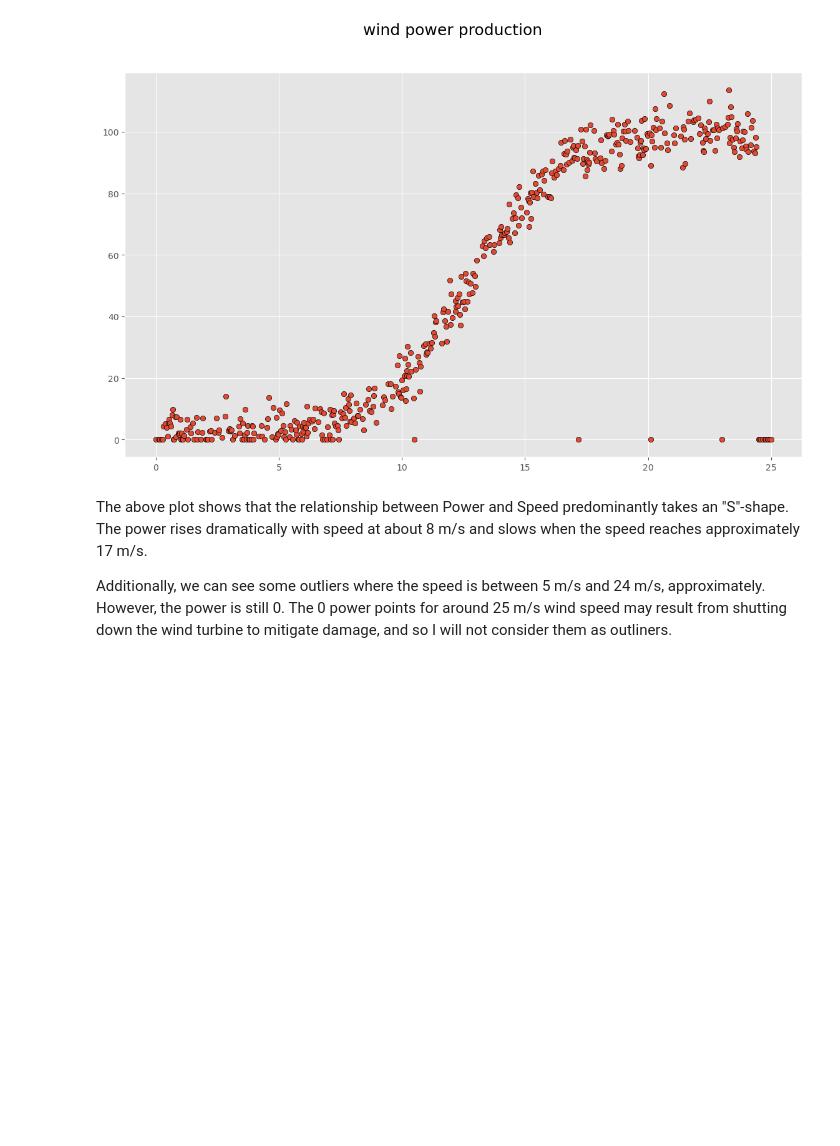
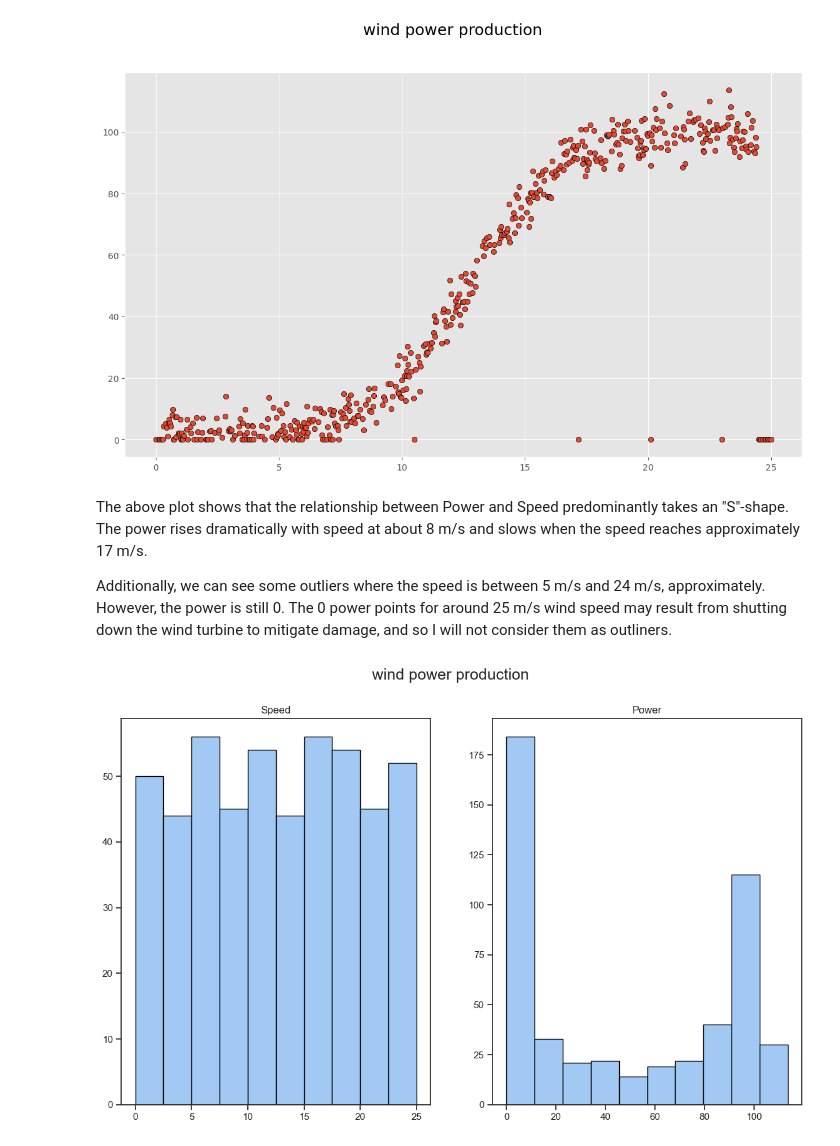
Before and after one commit to keithmmc/windpower, a Jupyter notebook: wind.ipynb, the cells around one changed output. Cells and saved outputs as stored; diff of their text form; code cells hidden in the pictures; blank space fills up the shorter version.

```diff
--- a/wind.ipynb
+++ b/wind.ipynb
@@ -77,3 +78,15 @@ plt.show()
 The above plot shows that the relationship between Power and Speed predominantly takes an "S"-shape. The power rises dramatically with speed at about 8 m/s and slows when the speed reaches approximately 17 m/s.
 
 Additionally, we can see some outliers where the speed is between 5 m/s and 24 m/s, approximately. However, the power is still 0. The 0 power points for around 25 m/s wind speed may result from shutting down the wind turbine to mitigate damage, and so I will not consider them as outliners.
+# %%
+fig, [ax1, ax2] =plt.subplots(1, 2)
+fig.suptitle("wind power production")
+ax1.set_title("Speed")
+ax2.set_title("Power")
+ax1.hist(df.speed, edgecolor="black")
+ax2.hist(df.power, edgecolor="black")
+
+# Show the plots.
+plt.show()
+# %% [output]
+[figure, added]
```
Also changed, not shown: parts of 8 cells of this notebook.
